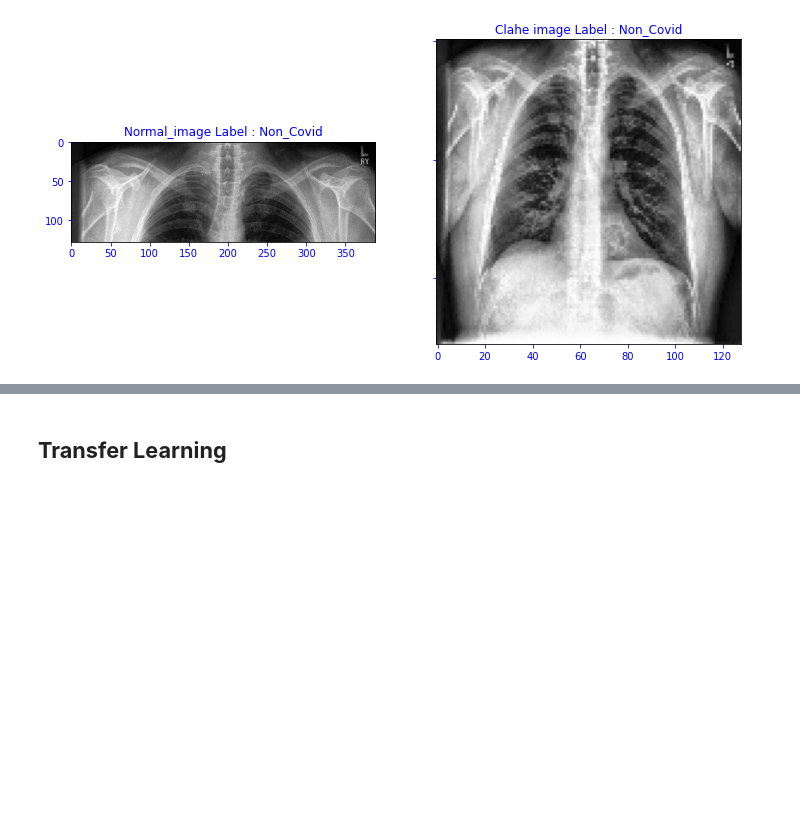
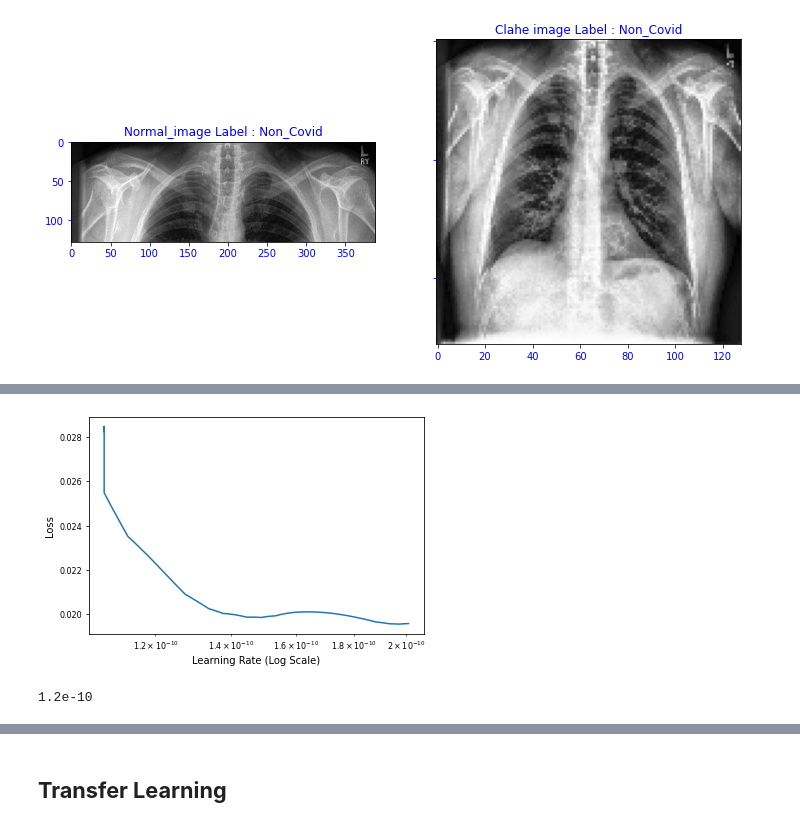
Before and after one commit to plaban1981/Dphi_hackathon, a Jupyter notebook: Detect_Covid_19_through_X_ray_images_of_Patients.ipynb, the cells around one changed output, grey strips where cells are left out. Cells and saved outputs as stored; diff of their text form; code cells hidden in the pictures; blank space fills up the shorter version.

```diff
--- a/Detect_Covid_19_through_X_ray_images_of_Patients.ipynb
+++ b/Detect_Covid_19_through_X_ray_images_of_Patients.ipynb
@@ -122,0 +484,7 @@ Text(0.5, 1.0, 'Clahe image Label : Non_Covid')
+# %%
+lrf = LearningRateFinder(model)
+lrf.find(train_generator,
+		      1e-10, 1e+1,
+		    stepsPerEpoch=87,
+		    epochs=30,
+		    batchSize=BATCH_SIZE)
@@ -122,0 +494,9 @@ Text(0.5, 1.0, 'Clahe image Label : Non_Covid')
+# %%
+lrf.plot_loss()
+plt.show()
+# %% [output]
+[figure, added]
+# %%
+1.2 * 10 **-10
+# %% [output]
+1.2e-10
```
Also changed, not shown: parts of 112 cells of this notebook.
